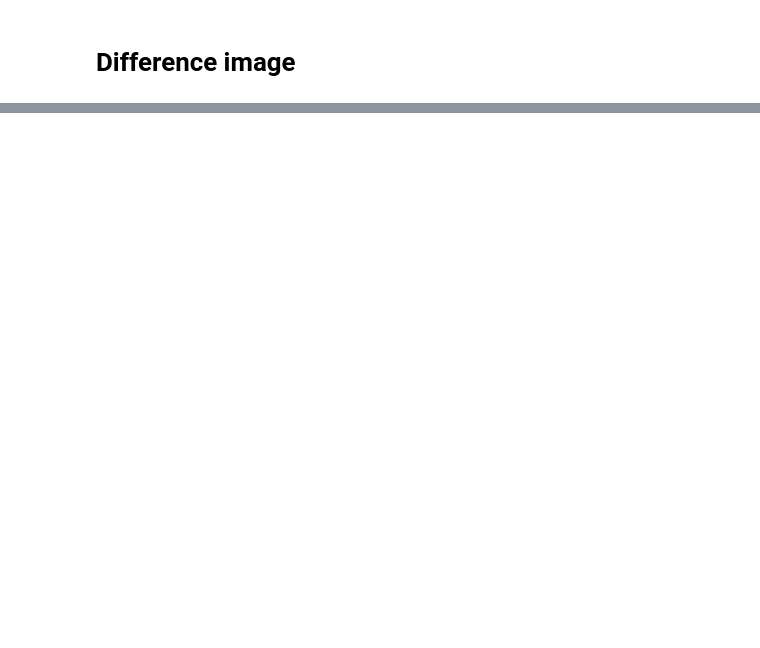
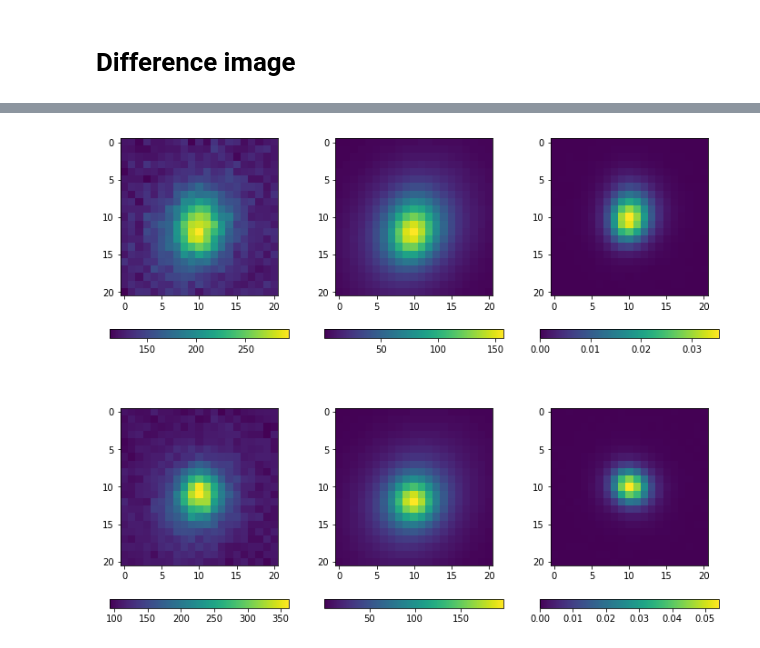
Before and after one commit to rodrigcd/thesis_plots, a Jupyter notebook: Chapter_2_astronomy.ipynb, the cells around one changed output, grey strips where cells are left out. Cells and saved outputs as stored; diff of their text form; code cells hidden in the pictures; blank space fills up the shorter version.

```diff
--- a/Chapter_2_astronomy.ipynb
+++ b/Chapter_2_astronomy.ipynb
@@ -280,0 +326,13 @@ kernel = create_matching_kernel(g1, g2)
+# %%
+stamps = np.load("data/sim_stamps_examples.pkl")
+f, ax = plt.subplots(2, 3, figsize=(12,10))
+for i in range(2):
+    im = ax[i, 0].imshow(stamps["stamps"][..., i])
+    f.colorbar(im, ax=ax[i, 0], orientation='horizontal')
+    im = ax[i, 1].imshow(stamps["gal_image"][..., i])
+    f.colorbar(im, ax=ax[i, 1], orientation='horizontal')
+    im = ax[i, 2].imshow(stamps["psfs"][..., i])
+    f.colorbar(im, ax=ax[i, 2], orientation='horizontal')
+plt.show()
+# %% [output]
+[figure, added]
```
Also changed, not shown: parts of 12 cells of this notebook, 4 other files.
